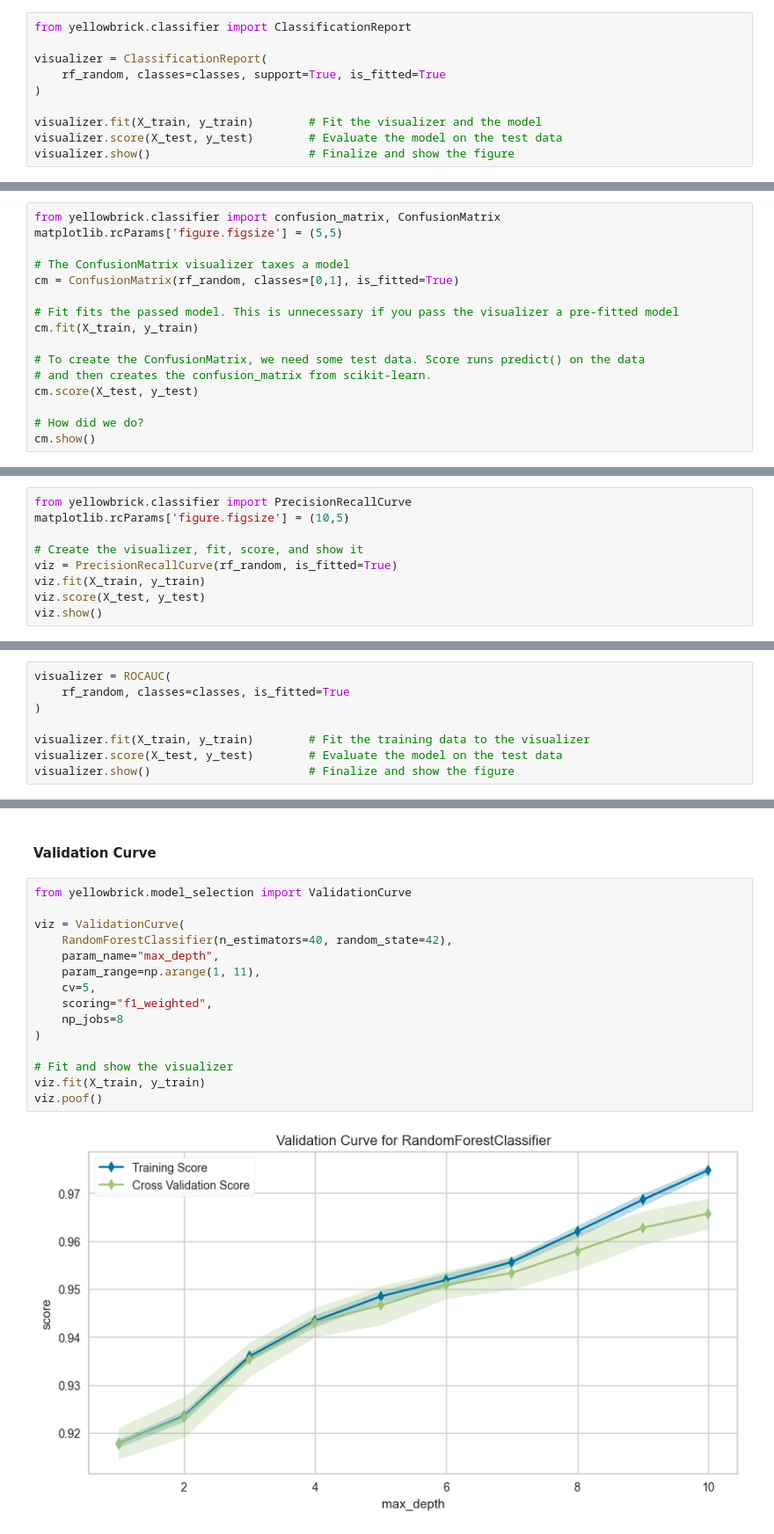
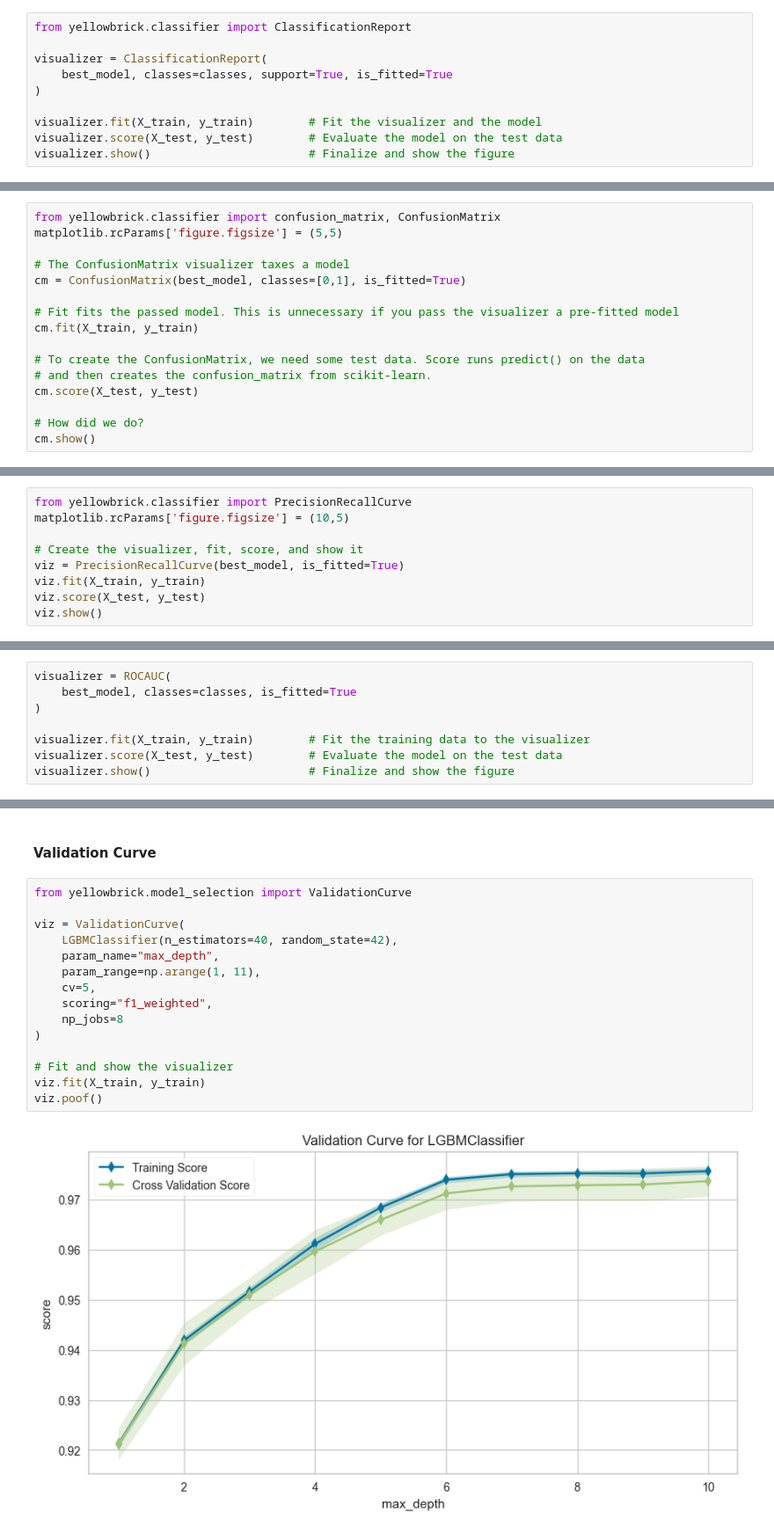
Before and after one commit to shanshanlao/Airline-Passenger-Satisfaction-Prediction, a Jupyter notebook: Code/Airline_data_modeling.ipynb, the cells around one changed output, grey strips where cells are left out. Shown at 88% size. Saved outputs shown, nothing was run; the diff lists cells and outputs as text.

Commit message:
Evaluated Model on LightGBM

```diff
--- a/Code/Airline_data_modeling.ipynb
+++ b/Code/Airline_data_modeling.ipynb
@@ -1052,7 +1054,7 @@ visualizer.show()
 from yellowbrick.classifier import ClassificationReport
 
 visualizer = ClassificationReport(
-    rf_random, classes=classes, support=True, is_fitted=True
+    best_model, classes=classes, support=True, is_fitted=True
 )
 
 visualizer.fit(X_train, y_train)        # Fit the visualizer and the model
@@ -1068,7 +1070,7 @@ from yellowbrick.classifier import confusion_matrix, ConfusionMatrix
 matplotlib.rcParams['figure.figsize'] = (5,5)
 
 # The ConfusionMatrix visualizer taxes a model
-cm = ConfusionMatrix(rf_random, classes=[0,1], is_fitted=True)
+cm = ConfusionMatrix(best_model, classes=[0,1], is_fitted=True)
 
 # Fit fits the passed model. This is unnecessary if you pass the visualizer a pre-fitted model
 cm.fit(X_train, y_train)
@@ -1089,7 +1091,7 @@ from yellowbrick.classifier import PrecisionRecallCurve
 matplotlib.rcParams['figure.figsize'] = (10,5)
 
 # Create the visualizer, fit, score, and show it
-viz = PrecisionRecallCurve(rf_random, is_fitted=True)
+viz = PrecisionRecallCurve(best_model, is_fitted=True)
 viz.fit(X_train, y_train)
 viz.score(X_test, y_test)
 viz.show()
@@ -1100,7 +1102,7 @@ viz.show()
 #### ROC-AUC
 # %%
 visualizer = ROCAUC(
-    rf_random, classes=classes, is_fitted=True
+    best_model, classes=classes, is_fitted=True
 )
 
 visualizer.fit(X_train, y_train)        # Fit the training data to the visualizer
@@ -1114,17 +1116,17 @@ visualizer.show()                       # Finalize and show the figure
 # %%
 from yellowbrick.model_selection import ValidationCurve
 
 viz = ValidationCurve(
-    RandomForestClassifier(n_estimators=40, random_state=42),
+    LGBMClassifier(n_estimators=40, random_state=42),
     param_name="max_depth",
     param_range=np.arange(1, 11),
     cv=5,
     scoring="f1_weighted",
     np_jobs=8
 )
 
 # Fit and show the visualizer
 viz.fit(X_train, y_train)
 viz.poof()
 # %% [output]
-[figure, old version]
+[figure, new version]
```
Also changed, not shown: parts of 11 cells of this notebook.
